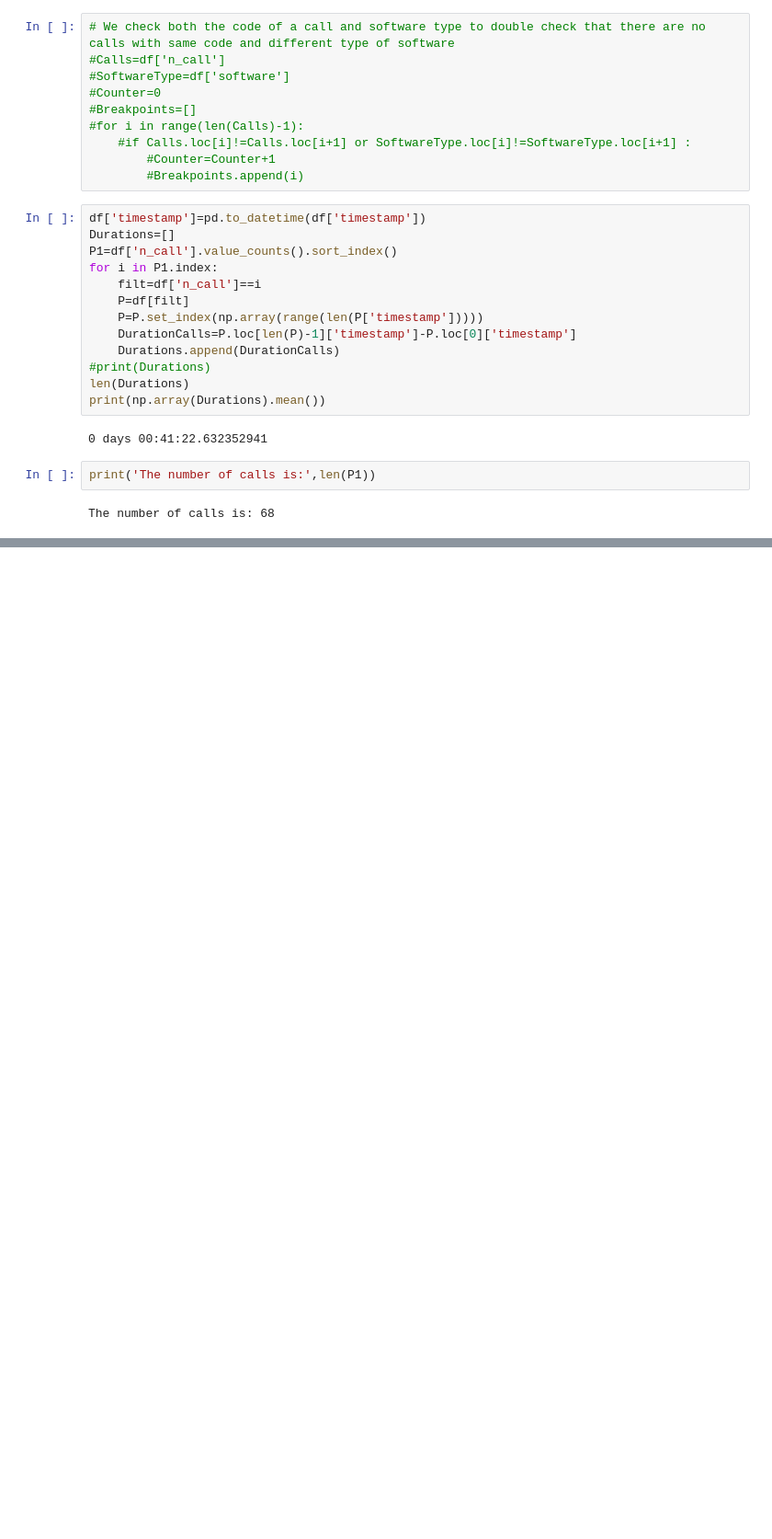
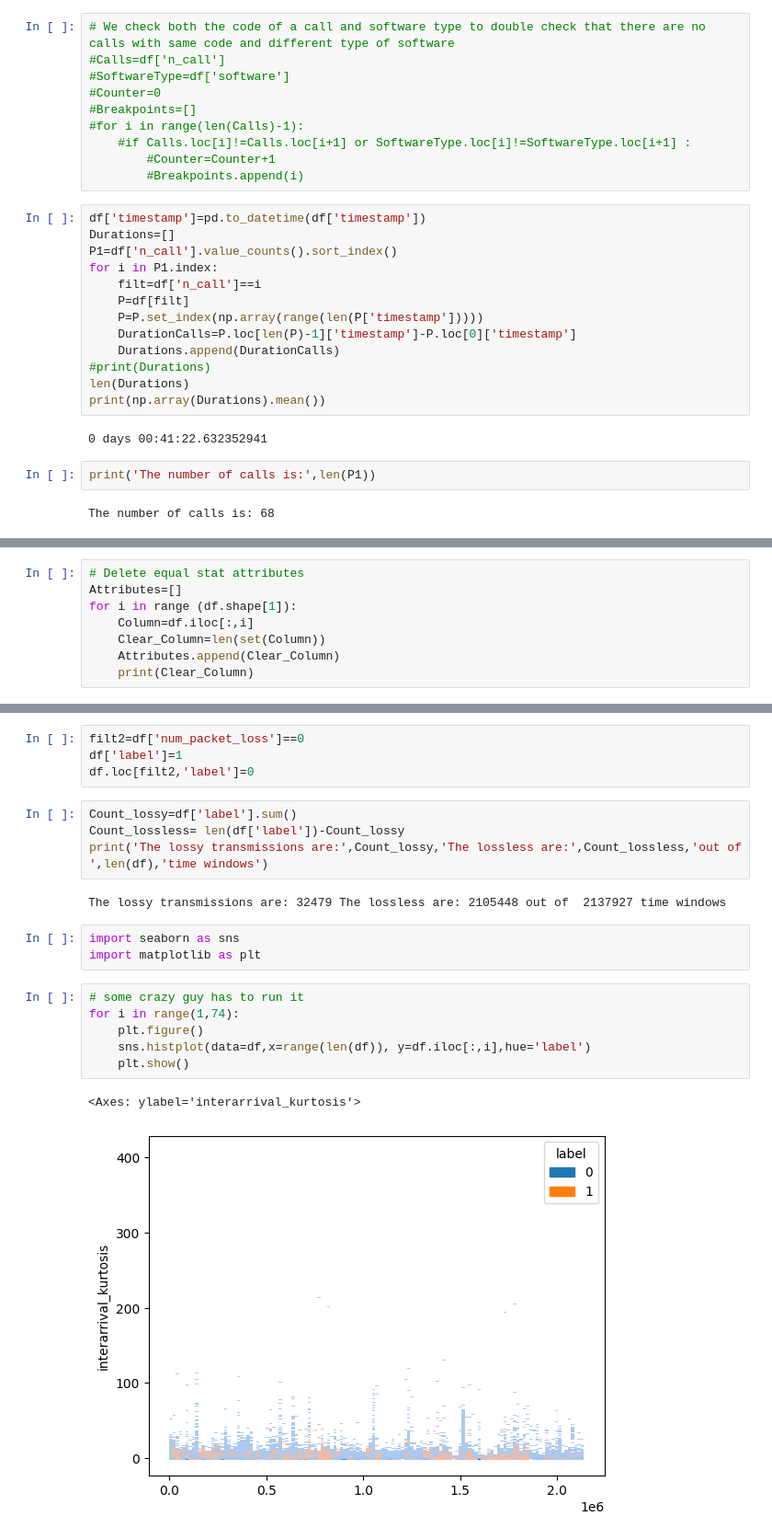
Before and after one commit to PeshX/ML4N_RTP_Project, a Jupyter notebook: Script1.ipynb, the cells around one changed output, grey strips where cells are left out. Shown: that part at 92% size. Cells and saved outputs as stored; diff of their text form; blank space fills up the shorter version.

```diff
--- a/Script1.ipynb
+++ b/Script1.ipynb
@@ -52,0 +51,8 @@ The number of calls is: 68
+# %%
+# Delete equal stat attributes
+Attributes=[]
+for i in range (df.shape[1]):
+    Column=df.iloc[:,i]
+    Clear_Column=len(set(Column))
+    Attributes.append(Clear_Column)
+    print(Clear_Column)
@@ -52,0 +77,22 @@ The number of calls is: 68
+# %%
+filt2=df['num_packet_loss']==0
+df['label']=1
+df.loc[filt2,'label']=0
+# %%
+Count_lossy=df['label'].sum()
+Count_lossless= len(df['label'])-Count_lossy
+print('The lossy transmissions are:',Count_lossy,'The lossless are:',Count_lossless,'out of ',len(df),'time windows')
+# %% [output]
+The lossy transmissions are: 32479 The lossless are: 2105448 out of  2137927 time windows
+# %%
+import seaborn as sns
+import matplotlib as plt
+# %%
+# some crazy guy has to run it
+for i in range(1,74):
+    plt.figure()
+    sns.histplot(data=df,x=range(len(df)), y=df.iloc[:,i],hue='label')
+    plt.show()
+# %% [output]
+<Axes: ylabel='interarrival_kurtosis'>
+[figure, added]
```
Also changed, not shown: parts of 14 cells of this notebook.
